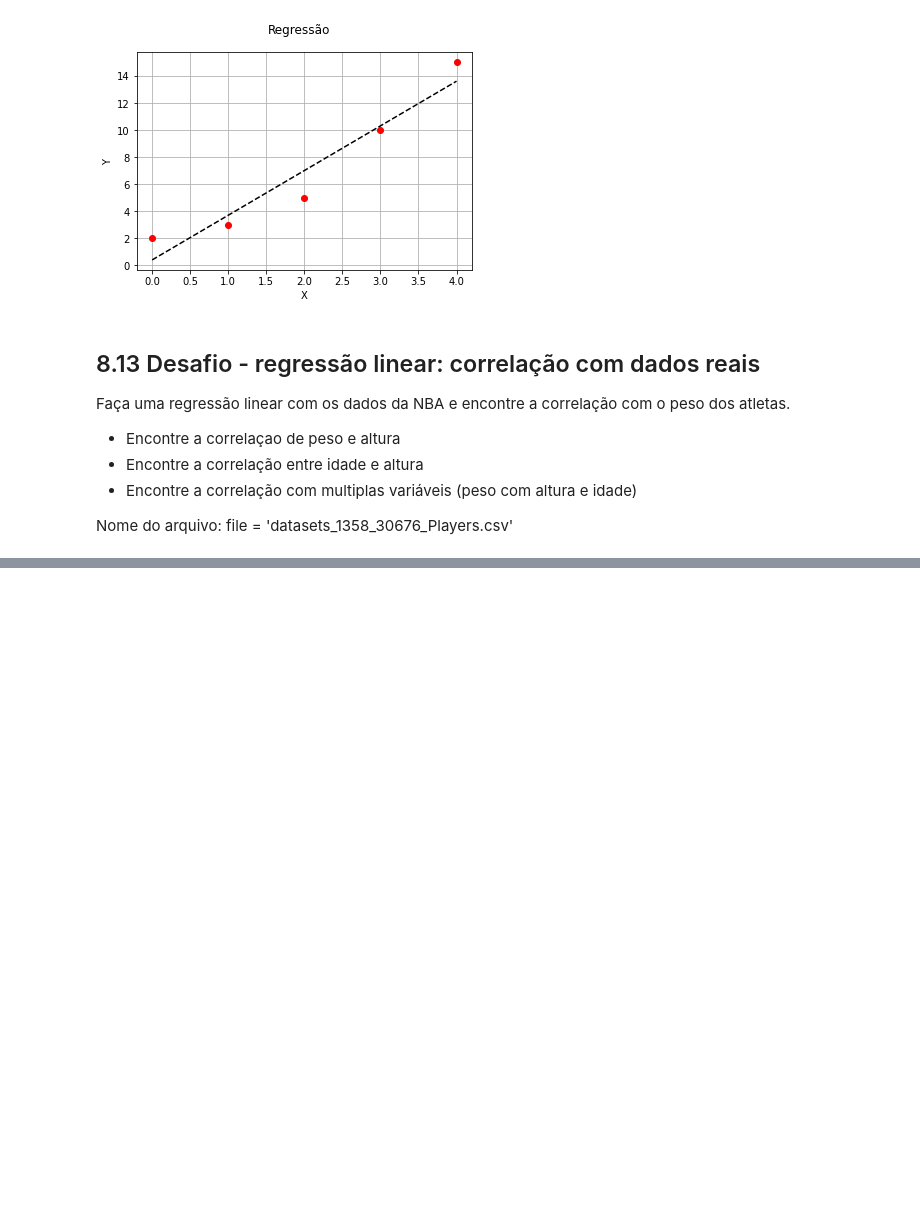
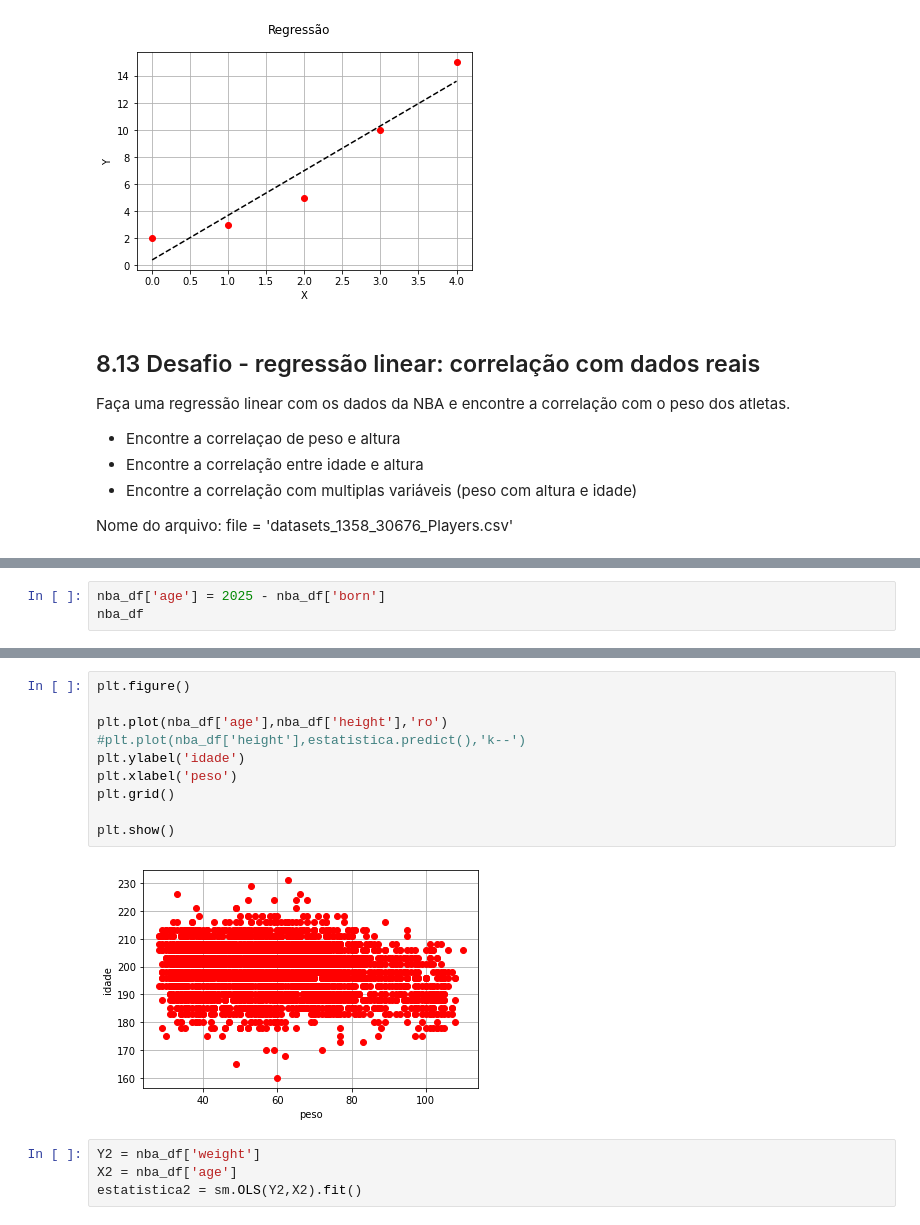
Before and after one commit to gabriel-apereira/cursos-realizados, a Jupyter notebook: python-para-engeheiros-e-cientista-basico-ao-avançado/Notebooks/8 - Fundamento Pandas.ipynb, the cells around one changed output, grey strips where cells are left out. Drawn from its saved outputs; the diff is of its cells as text; blank space fills up the shorter version.

```diff
--- a/python-para-engeheiros-e-cientista-basico-ao-avançado/Notebooks/8 - Fundamento Pandas.ipynb
+++ b/python-para-engeheiros-e-cientista-basico-ao-avançado/Notebooks/8 - Fundamento Pandas.ipynb
@@ -1379,0 +1462,3 @@ Nome do arquivo: file = 'datasets_1358_30676_Players.csv'
+# %%
+nba_df['age'] = 2025 - nba_df['born']
+nba_df
@@ -1379,0 +1479,16 @@ Nome do arquivo: file = 'datasets_1358_30676_Players.csv'
+# %%
+plt.figure()
+
+plt.plot(nba_df['age'],nba_df['height'],'ro')
+#plt.plot(nba_df['height'],estatistica.predict(),'k--')
+plt.ylabel('idade')
+plt.xlabel('peso')
+plt.grid()
+
+plt.show()
+# %% [output]
+[figure, added]
+# %%
+Y2 = nba_df['weight']
+X2 = nba_df['age']
+estatistica2 = sm.OLS(Y2,X2).fit()
```
Also changed, not shown: parts of 16 cells of this notebook.
